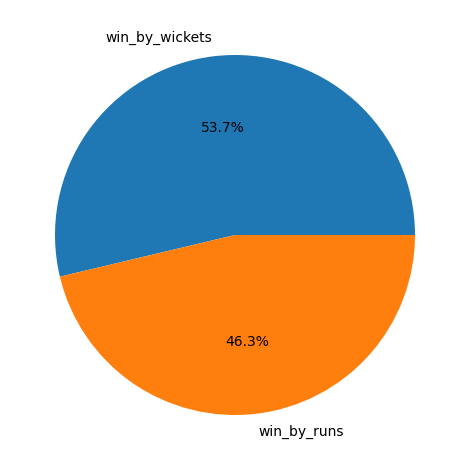
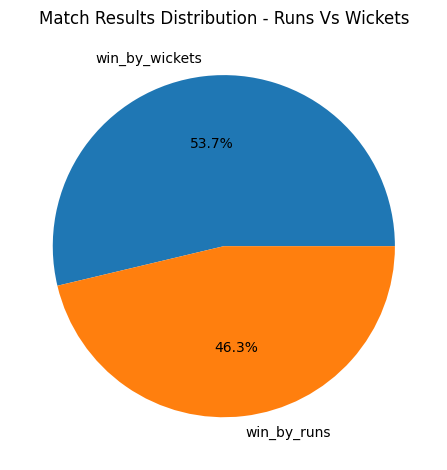
The change to this notebook cell's code, shown as a diff; its figure went from the first image to the second:
--- before
+++ after
@@ -2,4 +2,5 @@
 
 plt.pie([win_by_wickets,win_by_runs],labels = ['win_by_wickets','win_by_runs'],autopct='%1.1f%%')
+plt.title("Match Results Distribution - Runs Vs Wickets")
 plt.tight_layout()
 plt.savefig('../visuals/matches_results.png',bbox_inches='tight')

Commit: Add Chart Visualization to all Visualizations